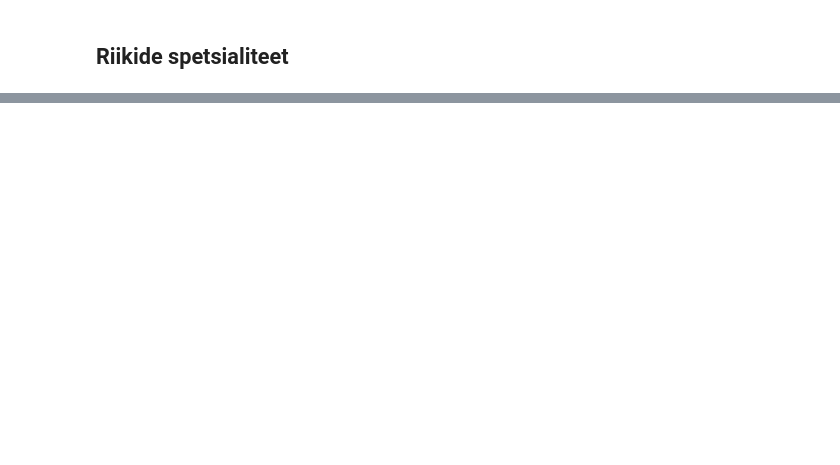
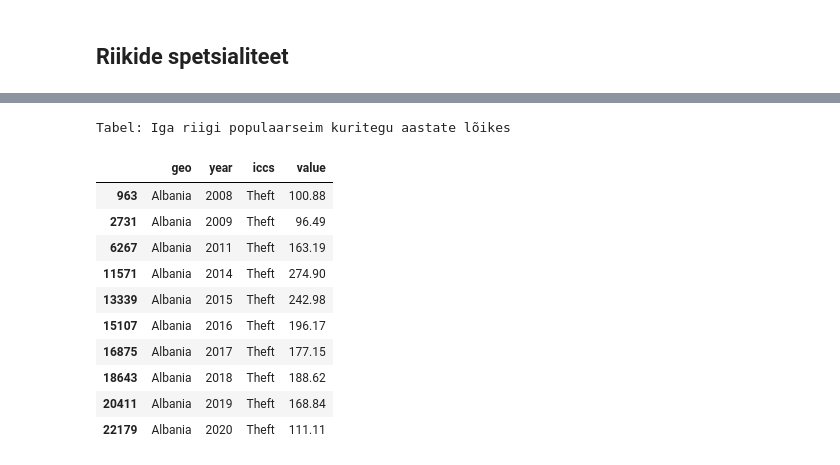
Before and after one commit to piStacya/CRIME_ANALYSIS_DS, a Jupyter notebook: Notebooks/Riigid_ja_kuritöö_kategooriad.ipynb, the cells around one changed output, grey strips where cells are left out. Saved outputs shown, nothing was run; the diff lists cells and outputs as text; code cells hidden in the pictures; blank space fills up the shorter version.

```diff
--- a/Notebooks/Riigid_ja_kuritöö_kategooriad.ipynb
+++ b/Notebooks/Riigid_ja_kuritöö_kategooriad.ipynb
@@ -106,0 +234,40 @@ Suvalised 10 rida:
+# %%
+# 1. filtreerin andmed
+# Kasutan suhtarvu (P_HTHAB), et tulemus oleks korrektne.
+# Eemaldan "Total offences", sest see on alati nr 1 ja ei anna infot.
+df_analysis = df_long[
+    (df_long['unit'] == 'P_HTHAB') &
+    (~df_long['iccs'].isin(['Total offences', 'Serious violent crimes (aggregate)'])) &
+    (~df_long['geo'].isin(['EU27_2020', 'EA19', 'EA20', 'European Union', 'Euro area', 'Kosovo']))
+].copy()
+
+# Eemaldan tühjad read
+df_analysis = df_analysis.dropna(subset=['value'])
+
+# 2. Leian iga Riigi ja Aasta kohta Maksimaalse väärtusega rea
+# Grupeerin: Riik + Aasta -> leida indeks, kus väärtus on põhjas
+idx_max = df_analysis.groupby(['geo', 'year'])['value'].idxmax()
+
+# 3. Koostan lõpliku tabeli
+# .loc võtab need indeksid välja
+result_table = df_analysis.loc[idx_max, ['geo', 'year', 'iccs', 'value']]
+
+# Sorteerin (riikide kaupa, siis aastad)
+result_table = result_table.sort_values(by=['geo', 'year'])
+
+print("Tabel: Iga riigi populaarseim kuritegu aastate lõikes")
+with pd.option_context('display.max_rows', None):
+    display(result_table.head(10))
+# %% [output]
+Tabel: Iga riigi populaarseim kuritegu aastate lõikes
+|  | geo | year | iccs | value |
+| 963 | Albania | 2008 | Theft | 100.88 |
+| 2731 | Albania | 2009 | Theft | 96.49 |
+| 6267 | Albania | 2011 | Theft | 163.19 |
+| 11571 | Albania | 2014 | Theft | 274.90 |
+| 13339 | Albania | 2015 | Theft | 242.98 |
+| 15107 | Albania | 2016 | Theft | 196.17 |
+| 16875 | Albania | 2017 | Theft | 177.15 |
+| 18643 | Albania | 2018 | Theft | 188.62 |
+| 20411 | Albania | 2019 | Theft | 168.84 |
+| 22179 | Albania | 2020 | Theft | 111.11 |
```
Also changed, not shown: parts of 11 cells of this notebook, 1 other file.
